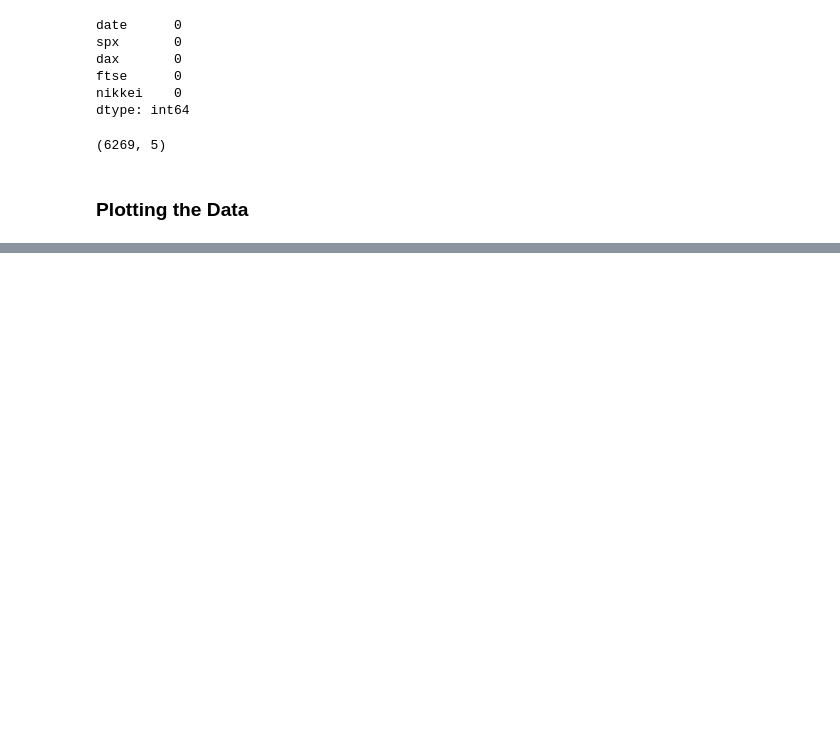
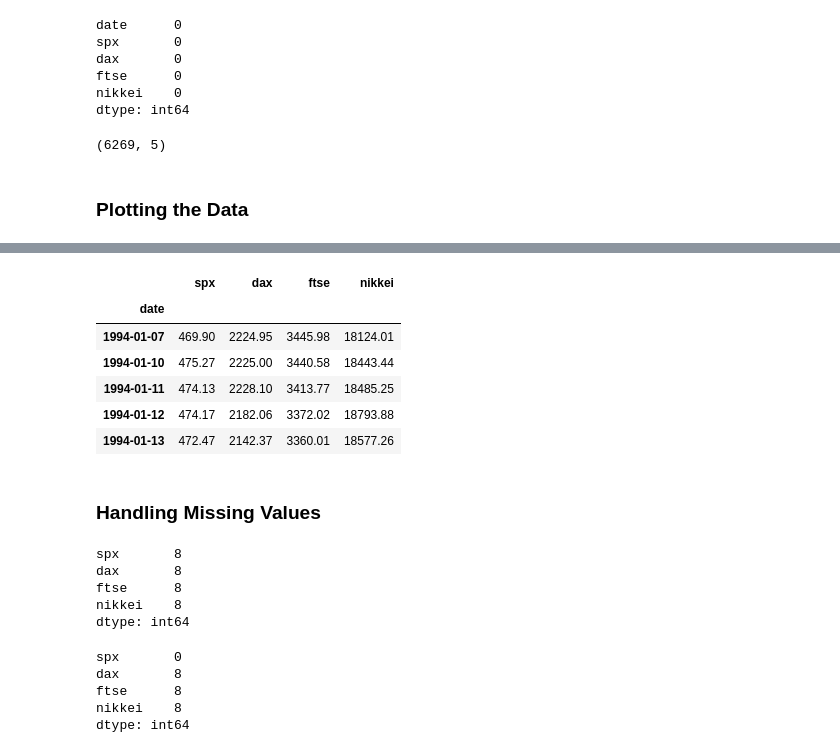
Before and after one commit to Yanasants/time_series, a Jupyter notebook: introduction_to_time_series.ipynb, the cells around one changed output, grey strips where cells are left out. Cells and saved outputs as stored; diff of their text form; code cells hidden in the pictures; blank space fills up the shorter version.

```diff
--- a/introduction_to_time_series.ipynb
+++ b/introduction_to_time_series.ipynb
@@ -67,0 +118,22 @@ fig.show()
+# %%
+df_comp = df_comp.asfreq("b") # b -> business days
+# %%
+df_comp.head()
+# %% [output]
+|  | spx | dax | ftse | nikkei |
+| date |  |  |  |  |
+| 1994-01-07 | 469.90 | 2224.95 | 3445.98 | 18124.01 |
+| 1994-01-10 | 475.27 | 2225.00 | 3440.58 | 18443.44 |
+| 1994-01-11 | 474.13 | 2228.10 | 3413.77 | 18485.25 |
+| 1994-01-12 | 474.17 | 2182.06 | 3372.02 | 18793.88 |
+| 1994-01-13 | 472.47 | 2142.37 | 3360.01 | 18577.26 |
+# %% [markdown]
+### Handling Missing Values
+# %%
+df_comp.isna().sum()
+# %% [output]
+spx       8
+dax       8
+ftse      8
+nikkei    8
+dtype: int64
@@ -67,0 +146,8 @@ fig.show()
+# %%
+df_comp.isna().sum()
+# %% [output]
+spx       0
+dax       8
+ftse      8
+nikkei    8
+dtype: int64
```
Also changed, not shown: parts of 17 cells of this notebook.
